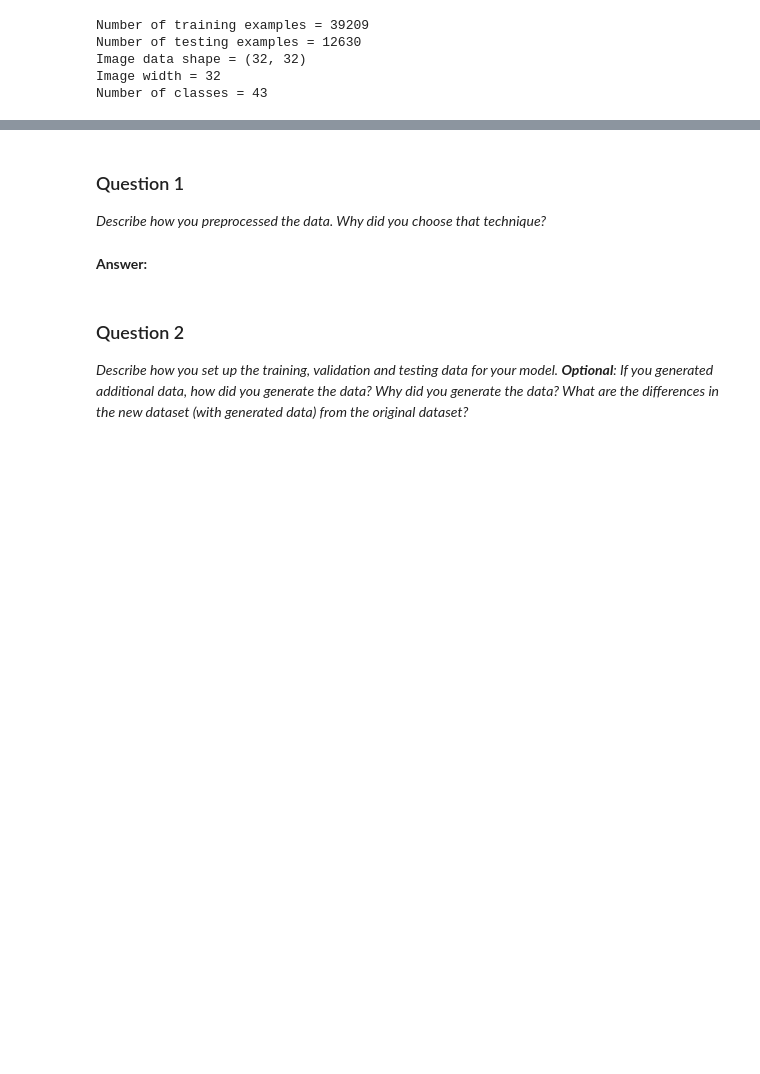
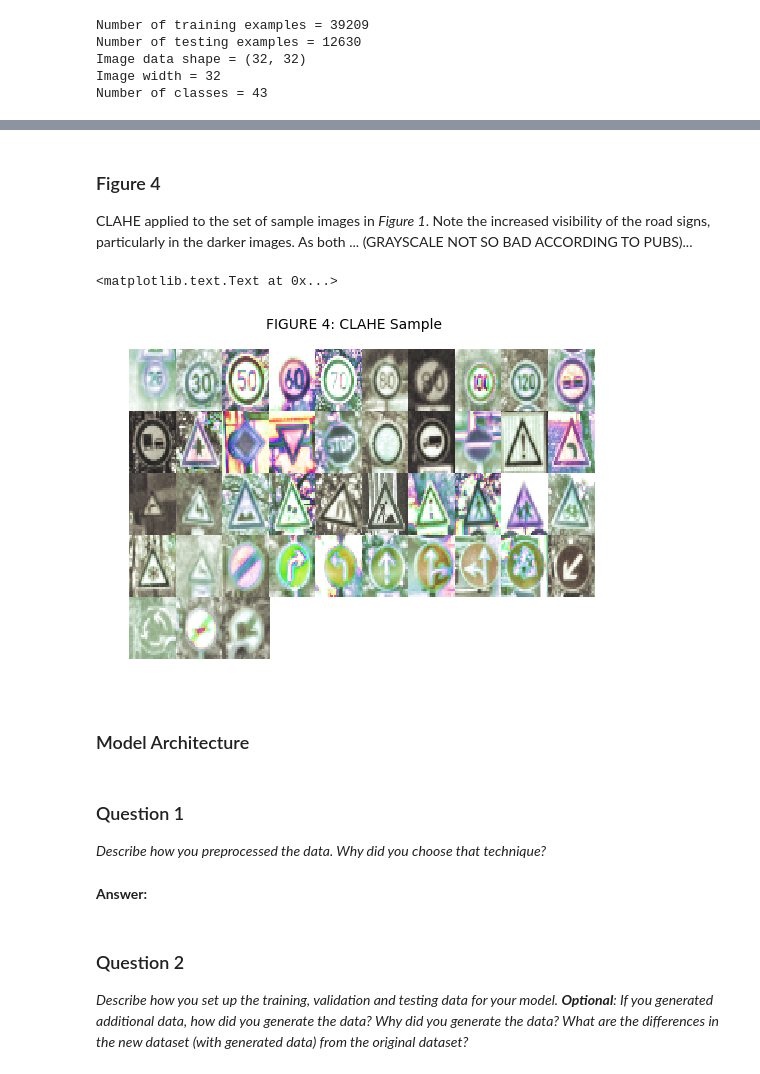
Before and after one commit to danidb/sdcnd-traffic-signs, a Jupyter notebook: Traffic_Sign_Classifier.ipynb, the cells around one changed output, grey strips where cells are left out. Saved outputs shown, nothing was run; the diff lists cells and outputs as text; code cells hidden in the pictures; blank space fills up the shorter version.

Commit message:
CLAHE preprocessing

```diff
--- a/Traffic_Sign_Classifier.ipynb
+++ b/Traffic_Sign_Classifier.ipynb
@@ -172,0 +195,29 @@ The model and pre-processing phases are inspired by the following published mate
+# %%
+# Imports
+import tensorflow as tf
+import cv2
+
+def clahe(img, clipLimit, tileGridSize):
+    """ Apply Contrast-Limited Adaptive Histogram Equalization with OpenCV
+
+    The image is converted to HLS space, and CLAHE is applied. The image
+    is then converted to RGB space, and is returned.
+
+    Args:
+        img: Input image, should be in BGR colorspace.
+        clipLimit: Passed to cv2.createCLAHE
+        tileGridSize: Passed to cv2.createCLAHE
+
+    Returns:
+        The input image, with CLAHE applied, in RGB
+    """
+    img_hls = cv2.cvtColor(img, cv2.COLOR_RGB2HLS)
+
+    h,l,s = cv2.split(img)
+
+    img_clahe   = cv2.createCLAHE(clipLimit=clipLimit, tileGridSize=tileGridSize)
+    img_clahe_l = img_clahe.apply(l)
+
+    img_ret = cv2.merge((h, img_clahe_l, s))
+    img_ret = cv2.cvtColor(img_ret, cv2.COLOR_HLS2RGB)
+    return(img_ret)
@@ -172,0 +228,18 @@ The model and pre-processing phases are inspired by the following published mate
+# %% [markdown]
+### Figure 4
+CLAHE applied to the set of sample images in *Figure 1*. Note the increased visibility of the road signs, particularly in the darker images. As both ... (GRAYSCALE NOT SO BAD ACCORDING TO PUBS)...
+# %%
+figure_4 = plt.figure(4)
+for i in range(0, len(figure_1_images)):
+    figure_4_ax = figure_4.add_subplot(np.ceil(len(figure_1_images)/figure_1_row_length), figure_1_row_length, i+1)
+    img_clahe = clahe(figure_1_images[i], clipLimit=2.0, tileGridSize=(4,4))
+    figure_4_ax.imshow(img_clahe, aspect='auto', interpolation='nearest')
+    figure_4_ax.axis('off')
+
+figure_4.subplots_adjust(wspace=0, hspace=0)
+figure_4.suptitle('FIGURE 4: CLAHE Sample')
+# %% [output]
+<matplotlib.text.Text at 0x...>
+[figure, added]
+# %% [markdown]
+### Model Architecture
```
Also changed, not shown: parts of 20 cells of this notebook.
